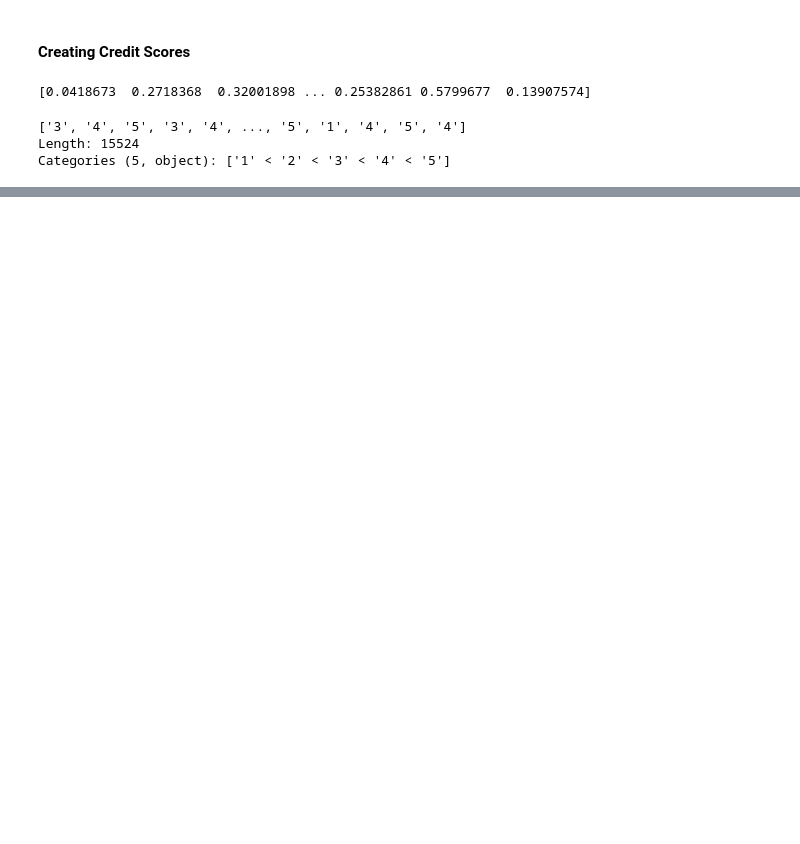
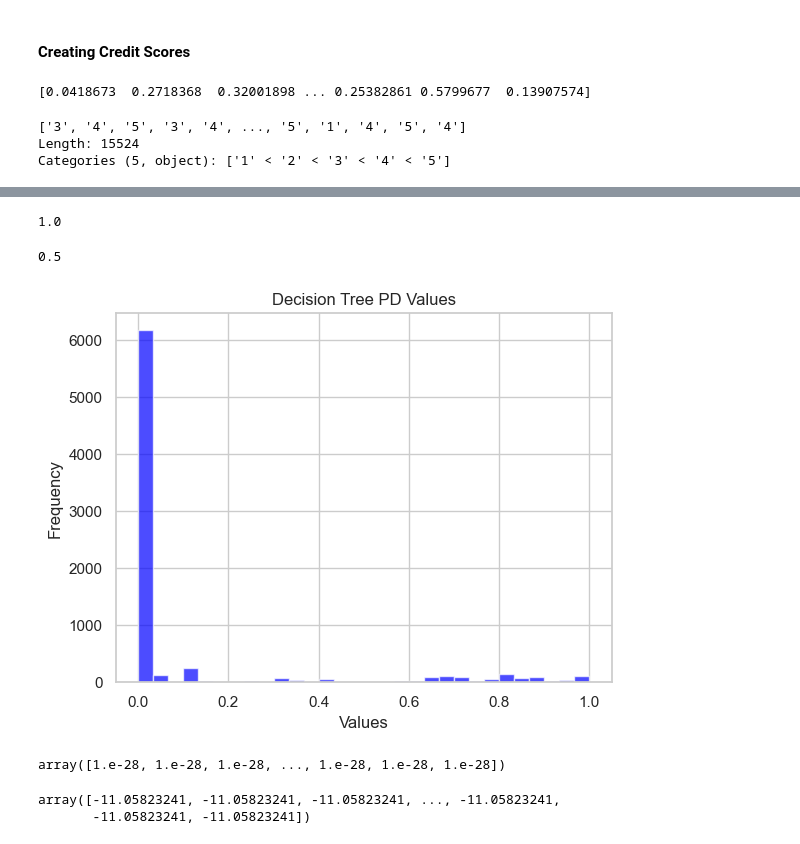
Before and after one commit to sbs23038/Capstone, a Jupyter notebook: SBS23038_Sem3.ipynb, the cells around one changed output, grey strips where cells are left out. Cells and saved outputs as stored; diff of their text form; code cells hidden in the pictures; blank space fills up the shorter version.

```diff
--- a/SBS23038_Sem3.ipynb
+++ b/SBS23038_Sem3.ipynb
@@ -3306,0 +2496,8 @@ sum(balance.values)/sum(rwa)
+# %%
+max(dt_pd)
+# %% [output]
+1.0
+# %%
+RWA_PD_dt.mean()
+# %% [output]
+0.5
@@ -3306,0 +2510,15 @@ sum(balance.values)/sum(rwa)
+# %%
+dt_pd[dt_pd == 0] += 0.0000000000000000000000000001
+# %%
+plt.hist(dt_pd, bins=30, color='blue', alpha=0.7)
+plt.xlabel('Values')
+plt.ylabel('Frequency')
+plt.title('Decision Tree PD Values')
+plt.grid(True)
+plt.show()
+# %% [output]
+[figure, added]
+# %%
+dt_pd
+# %% [output]
+array([1.e-28, 1.e-28, 1.e-28, ..., 1.e-28, 1.e-28, 1.e-28])
@@ -3306,0 +2530,5 @@ sum(balance.values)/sum(rwa)
+# %%
+inv_preds
+# %% [output]
+array([-11.05823241, -11.05823241, -11.05823241, ..., -11.05823241,
+       -11.05823241, -11.05823241])
```
Also changed, not shown: parts of 456 cells of this notebook.
